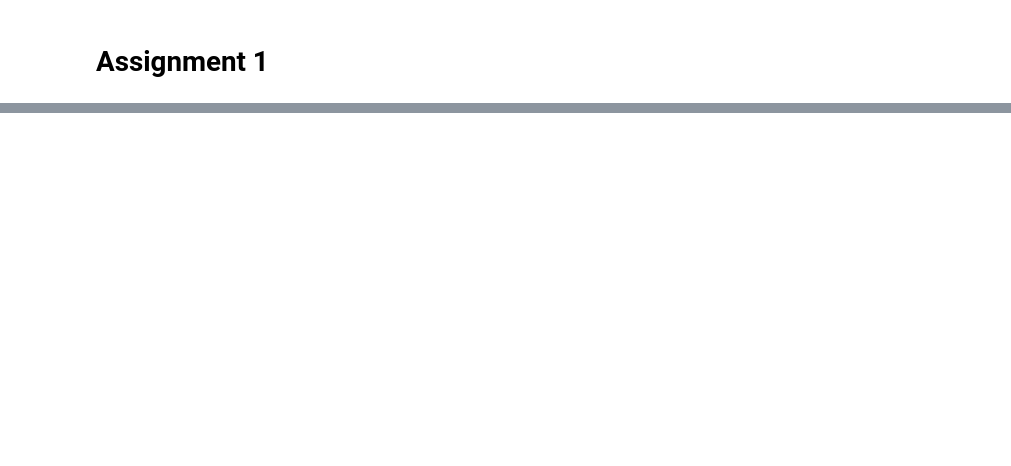
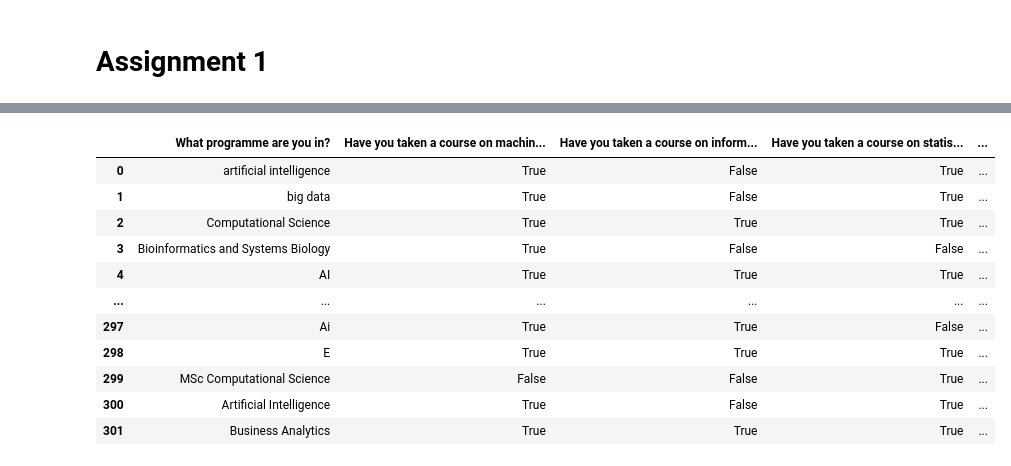
Before and after one commit to sandergs92/dmt-assignment-1, a Jupyter notebook: assignment_1/notebook_1.ipynb, the cells around one changed output, grey strips where cells are left out. Cells and saved outputs as stored; diff of their text form; code cells hidden in the pictures; blank space fills up the shorter version.

Commit message:
Part 1A: started preprossesing data (unfinished)

```diff
--- a/assignment_1/notebook_1.ipynb
+++ b/assignment_1/notebook_1.ipynb
@@ -54,0 +56,72 @@ What makes a good day for you (2)? = ('sun', '8964', '0', 'no stress', 'Good Foo
+# %%
+# load csv file to pandas dataframe to retrieve column names
+df_temp= pd.read_csv("./data/ODI-2022.csv", delimiter=";")
+column_names = df_temp.columns
+
+# convert dataset to pandas dataframe using column names from df_temp
+df = pd.DataFrame(dataset)
+df.columns=column_names
+
+## clean all column values
+# remove unimportant columns
+df = df.drop("Tijdstempel", axis=1) # remove Tijdstempel column because it has no meaning
+df = df.drop("Did you stand up?", axis=1) # remove stand up column because it has no meaning
+df = df.drop("Number of neighbors sitting around you?", axis=1) # remove neighbours column because it has no meaning
+df = df.drop("Give a random number", axis=1) # remove random number column because it has no meaning
+
+# convert column values to boolean for yes/no questions
+df['Have you taken a course on machine learning?'] = df['Have you taken a course on machine learning?'].replace(['yes','no','unknown'],[True,False,False])
+df['Have you taken a course on information retrieval?'] = df['Have you taken a course on information retrieval?'].replace([1,0,-1],[True,False, False])
+df['Have you taken a course on statistics?'] = df['Have you taken a course on statistics?'].replace(['mu','sigma', 'unknown'],[True,False,False])
+df['Have you taken a course on databases?'] = df['Have you taken a course on databases?'].replace(['ja','nee', 'unknown'],[True,False,False])
+
+df['Have you taken a course on machine learning?'] = df['Have you taken a course on machine learning?'].astype('bool')
+df['Have you taken a course on information retrieval?'] = df['Have you taken a course on information retrieval?'].astype('bool')
+df['Have you taken a course on statistics?'] = df['Have you taken a course on statistics?'].astype('bool')
+df['Have you taken a course on databases?'] = df['Have you taken a course on databases?'].astype('bool')
+
+# only keep years in birthday column
+def get_year(name):
+    year = re.search('[0-9]{4}', name)
+    if year == None:
+        if len(name) > 4 and '/' in name:
+            year = "19" + name[-2:]
+            year = int(year)
+            if year < 1930:
+                year = np.nan
+            return year
+        else:
+            return np.nan
+    else:
+        year = int(year.group(0))
+        if year < 1930:
+            return np.nan
+        else:
+            return year
+
+# iterate all rows of birthday column and set all birthdays to year
+for index, row in df.iterrows():
+    birthday = (row["When is your birthday (date)?"])
+
+    new_value = get_year(birthday)
+    df['When is your birthday (date)?'] = df['When is your birthday (date)?'].replace([value],new_value)
+
+# clean stress level column
+for index, row in df.iterrows():
+    value =
+print(df['What is your stress level (0-100)?'].unique())
+display(df)
+
+
+# What kinds of attributes are there
+## Boolean, object, integer, float
+# print(df['What is your gender?'].unique())
+# print(df.dtypes)
+# display(df)
+
+
+# Ranges of values
+# Distribution of values,
+# relationships between attributes
+# and so on.
+# %% [output]
@@ -54,0 +135,12 @@ What makes a good day for you (2)? = ('sun', '8964', '0', 'no stress', 'Good Foo
+|  | What programme are you in? | Have you taken a course on machin... | Have you taken a course on inform... | Have you taken a course on statis... | ... |
+| 0 | artificial intelligence | True | False | True | ... |
+| 1 | big data | True | False | True | ... |
+| 2 | Computational Science | True | True | True | ... |
+| 3 | Bioinformatics and Systems Biology | True | False | False | ... |
+| 4 | AI | True | True | True | ... |
+| ... | ... | ... | ... | ... | ... |
+| 297 | Ai | True | True | False | ... |
+| 298 | E | True | True | True | ... |
+| 299 | MSc Computational Science | False | False | True | ... |
+| 300 | Artificial Intelligence | True | False | True | ... |
+| 301 | Business Analytics | True | True | True | ... |
```
Also changed, not shown: parts of 6 cells of this notebook.
